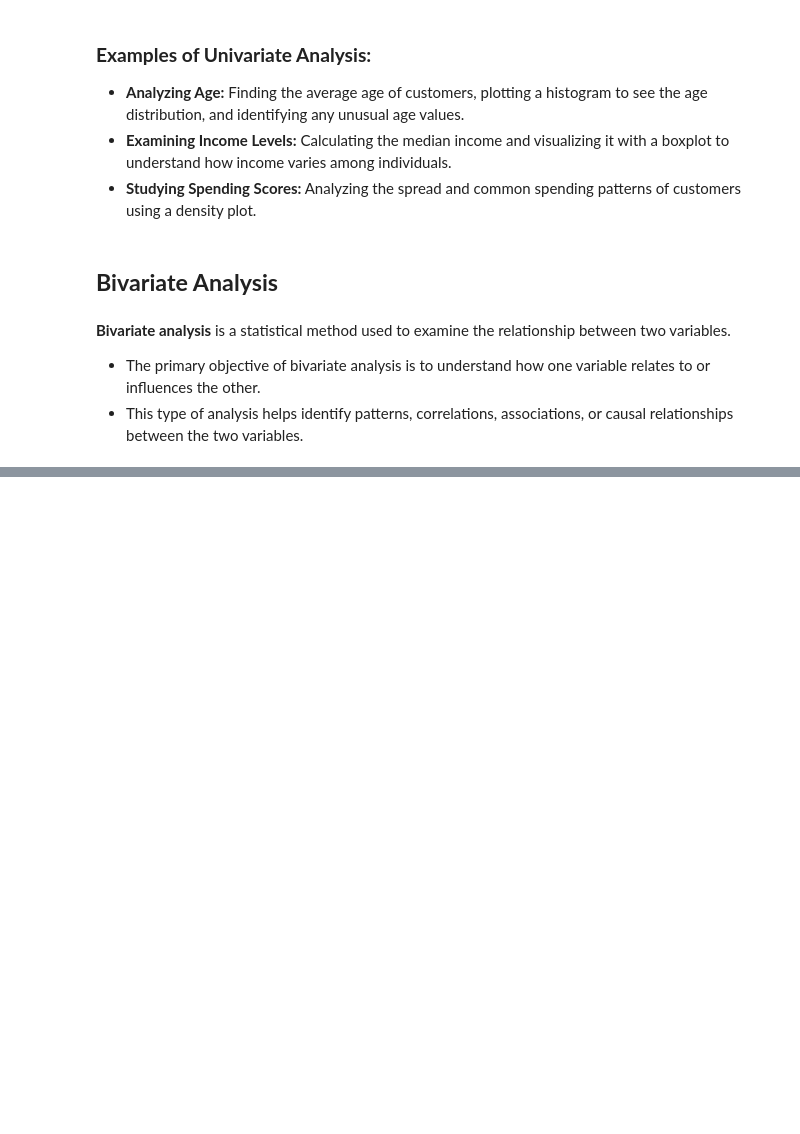
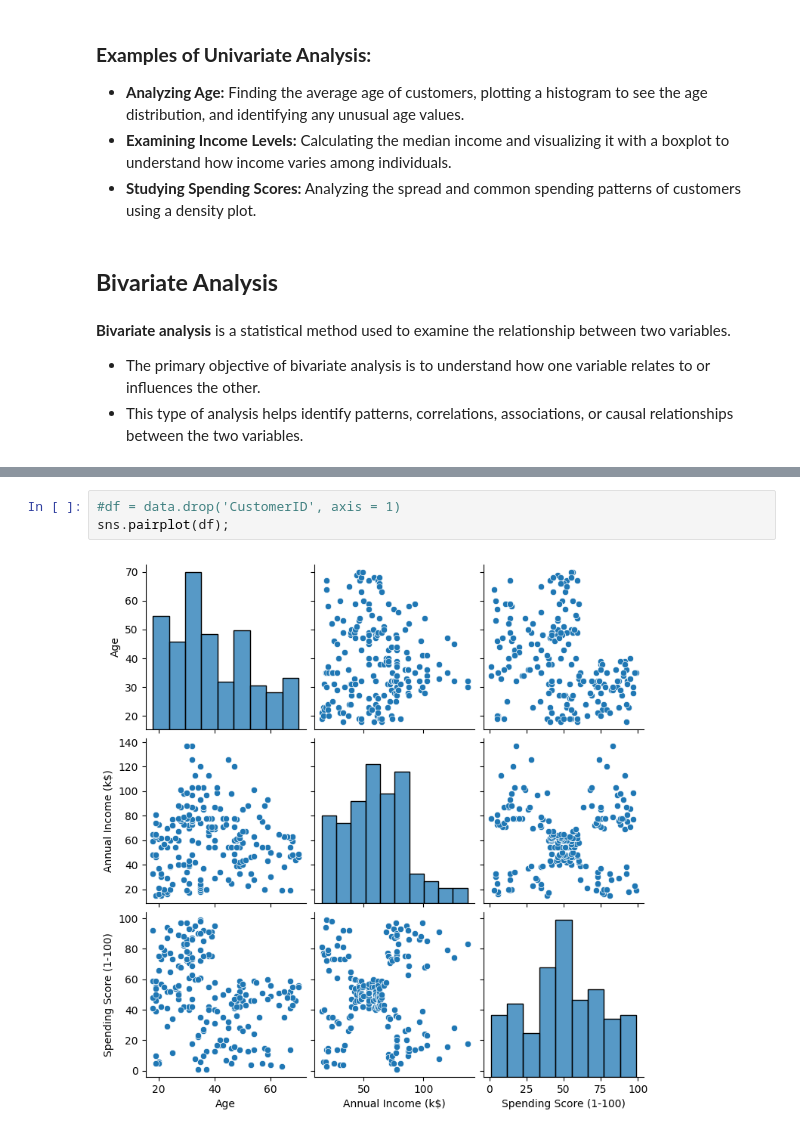
Before and after one commit to Payal2000/Customer-Segmentation-and-Clustering, a Jupyter notebook: Customer_Segmenation.ipynb, the cells around one changed output, grey strips where cells are left out. Cells and saved outputs as stored; diff of their text form; blank space fills up the shorter version.

```diff
--- a/Customer_Segmenation.ipynb
+++ b/Customer_Segmenation.ipynb
@@ -257,0 +262,5 @@ dtype: float64
+# %%
+#df = data.drop('CustomerID', axis = 1)
+sns.pairplot(df);
+# %% [output]
+[figure, added]
```
Also changed, not shown: parts of 4 cells of this notebook.
